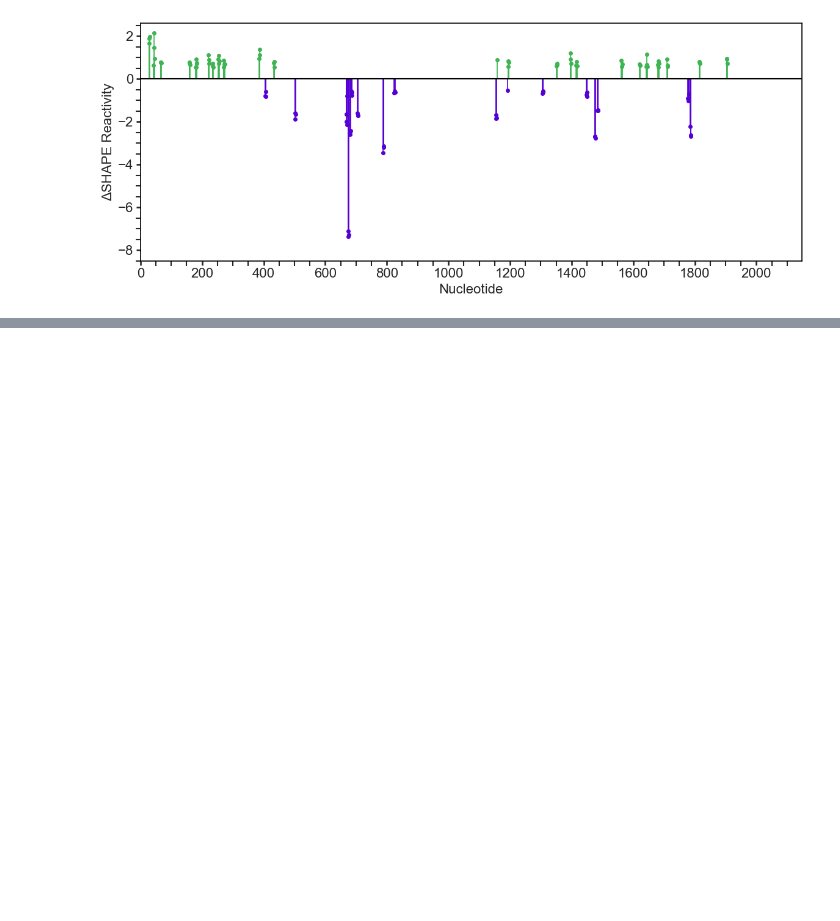
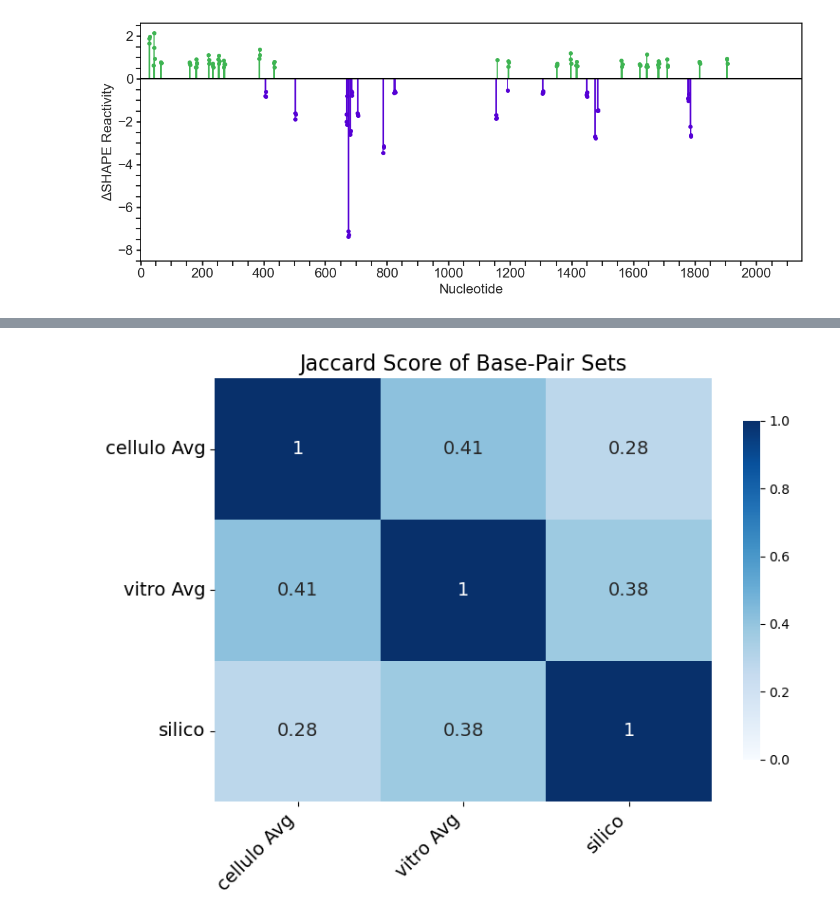
Before and after one commit to zerp4/HOTAIR, a Jupyter notebook: HOTAIR_Structure_Probing_Analysis.ipynb, the cells around one changed output, grey strips where cells are left out. Cells and saved outputs as stored; diff of their text form; code cells hidden in the pictures; blank space fills up the shorter version.

Commit message:
Add Jaccard calculation

```diff
--- a/HOTAIR_Structure_Probing_Analysis.ipynb
+++ b/HOTAIR_Structure_Probing_Analysis.ipynb
@@ -1289,0 +1331,5 @@ plt.show()
+# %%
+def jaccard(a, b):
+    if len(a | b) == 0: # union
+        return 0.0
+    return len(a & b) / len(a | b) # intersection / union
@@ -1289,0 +1369,13 @@ plt.show()
+# %%
+# Parse CT files:
+seq1, struct1 = parse_ct("Superfold_structures/HOTAIR_cellulo_2A3_AVERAGE.ct")
+seq2, struct2 = parse_ct("Superfold_structures/HOTAIR_vitro_2A3_AVERAGE.ct")
+seq3, struct3 = parse_ct("Superfold_structures/HOTAIR_silico.ct")
+
+bps1 = bp_set(struct1)
+bps2 = bp_set(struct2)
+bps3 = bp_set(struct3)
+
+df12 = sliding_window_jaccard(bps1, bps2)
+df13 = sliding_window_jaccard(bps1, bps3)
+df23 = sliding_window_jaccard(bps2, bps3)
@@ -1289,0 +1399,31 @@ plt.show()
+# %%
+# Global Jaccard Score
+
+bps_dict = {
+    "cellulo Avg": bps1,
+    "vitro Avg": bps2,
+    "silico": bps3
+}
+
+names = list(bps_dict.keys())
+matrix = []
+
+# pairwise calculations
+for i in names:
+    row = []
+    for j in names:
+        row.append(jaccard(bps_dict[i], bps_dict[j]))
+    matrix.append(row)
+
+jaccard_df = pd.DataFrame(matrix, index=names, columns=names)
+
+plt.figure(figsize=(8,6))
+sns.heatmap(jaccard_df, annot=True, cmap="Blues", vmin=0, vmax=1, annot_kws={"size": 14}, cbar_kws={"shrink": 0.8})
+plt.xticks(fontsize=14, rotation=45, ha="right")
+plt.yticks(fontsize=14, rotation=0)
+plt.title("Jaccard Score of Base-Pair Sets", fontsize=16)
+plt.tight_layout()
+# plt.savefig(f"INSERT/PATH/TO/SAVE/Jaccard_heatmap.png", dpi=300, bbox_inches="tight")
+plt.show()
+# %% [output]
+[figure, added]
```
Also changed, not shown: parts of 14 cells of this notebook, 2 other files.
